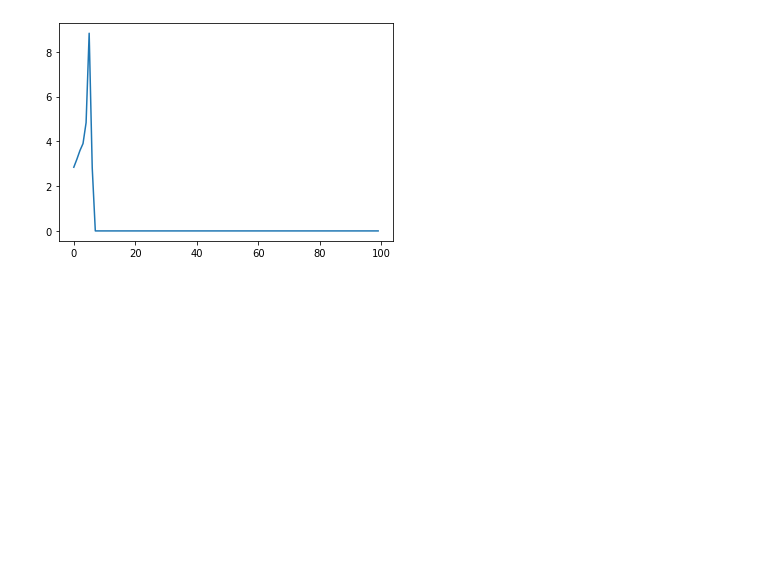
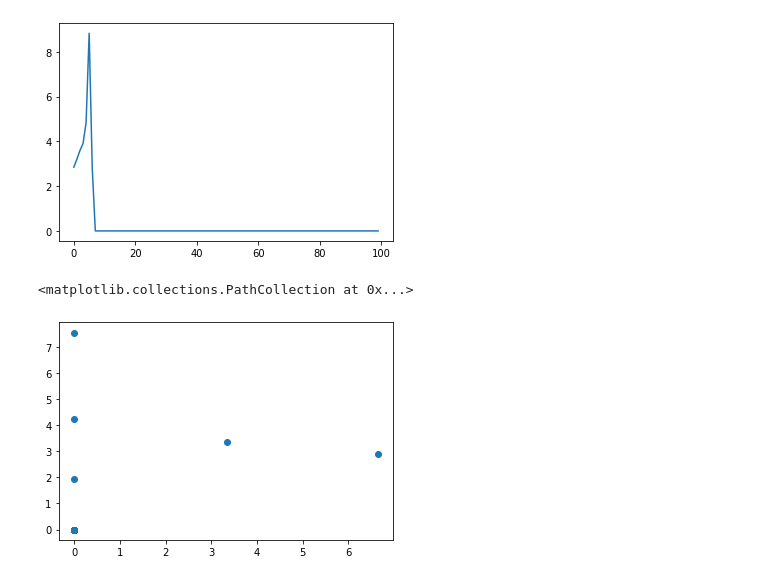
Before and after one commit to Zelenyy/phd-code, a Jupyter notebook: notebooks/16.Sattelite.ipynb, the cells around one changed output. Cells and saved outputs as stored; diff of their text form; code cells hidden in the pictures; blank space fills up the shorter version.

Commit message:
Satellite polystyrene sim

```diff
--- a/notebooks/16.Sattelite.ipynb
+++ b/notebooks/16.Sattelite.ipynb
@@ -46,7 +47,14 @@ plt.plot(data["event"][0])
 [<matplotlib.lines.Line2D at 0x...>]
 [figure]
 # %%
-path = "/mnt/storage2/phd/data/satellite/Anthracene/mean_anthracene.hdf5"
+# path = "/mnt/storage2/phd/data/satellite/Anthracene/mean_anthracene.hdf5"
+path = "/mnt/storage2/phd/data/satellite/polistyrene/proton.hdf5"
 # %%
 with tables.open_file(path) as h5file:
-    data = h5file.get_node("/", "")
+    data = h5file.get_node("/", "deposit").read()
+# %%
+indx = data["shift"] == 0.0
+plt.scatter(data["mean"][indx][0], data["mean"][indx][10])
+# %% [output]
+<matplotlib.collections.PathCollection at 0x...>
+[figure, added]
```
Also changed, not shown: parts of 15 cells of this notebook, 2 other files.
